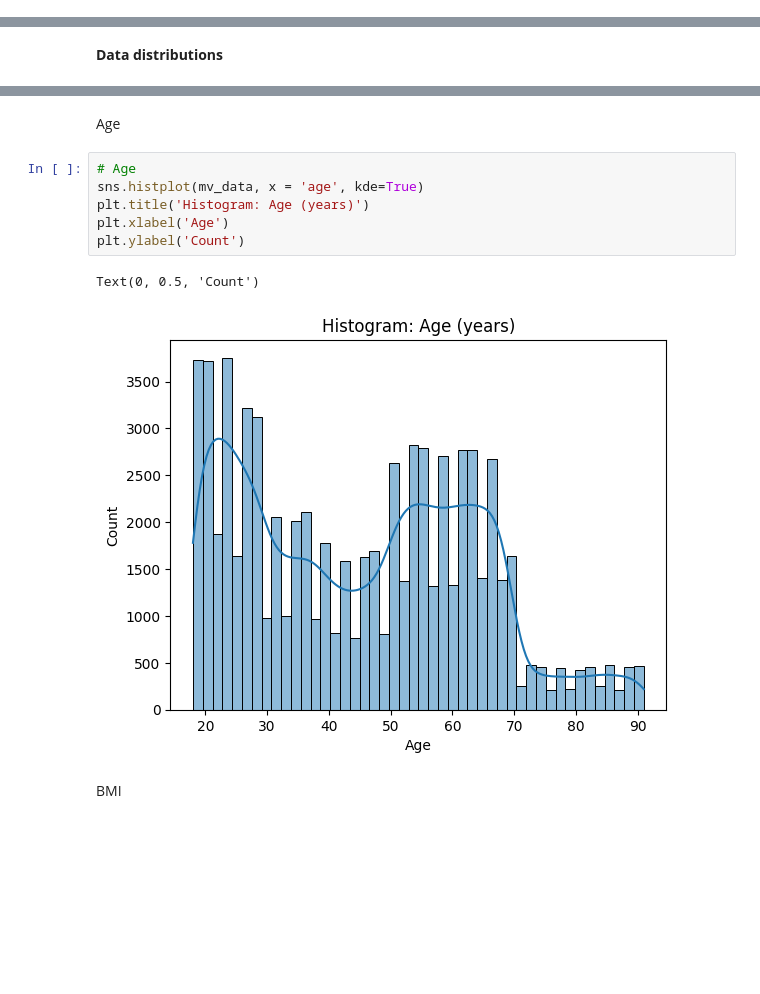
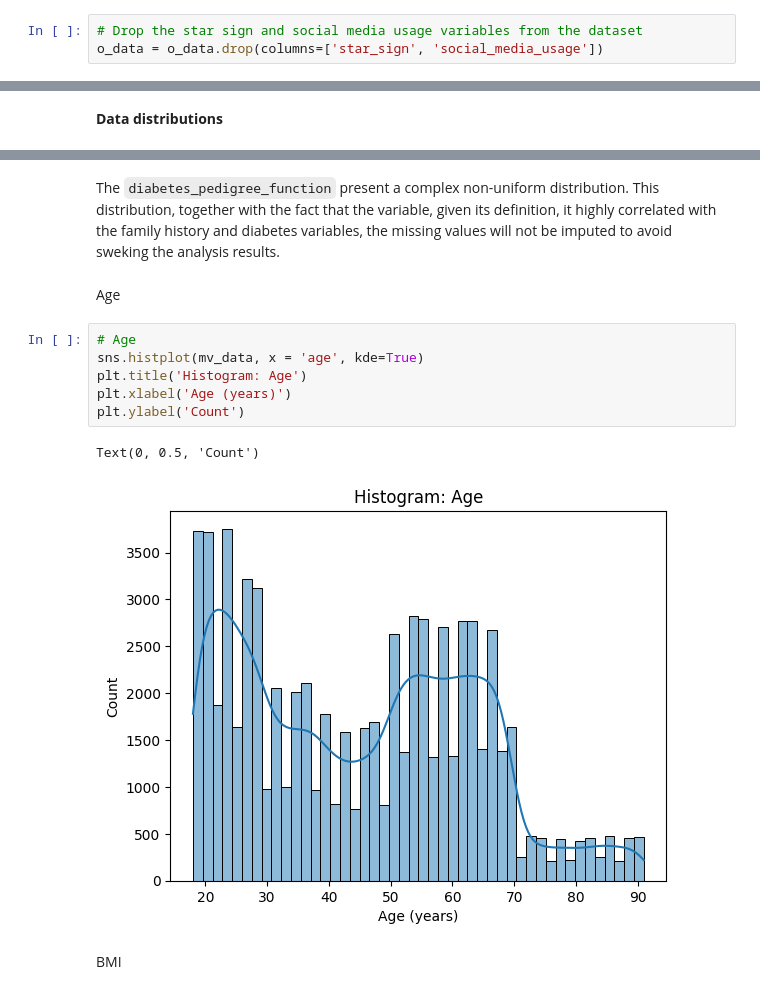
Before and after one commit to isabella-madiedo/Diabetes-Datathon, a Jupyter notebook: Code/data_cleaning.ipynb, the cells around one changed output, grey strips where cells are left out. Cells and saved outputs as stored; diff of their text form; blank space fills up the shorter version.

Commit message:
Update data cleaning for categorical variables

```diff
--- a/Code/data_cleaning.ipynb
+++ b/Code/data_cleaning.ipynb
@@ -260,0 +277,3 @@ The `pregnancies` variable contains approximately 13% of values which can be cat
+# %%
+# Drop the star sign and social media usage variables from the dataset
+o_data = o_data.drop(columns=['star_sign', 'social_media_usage'])
@@ -332,14 +467,16 @@ sns.heatmap(
+# %% [markdown]
+The `diabetes_pedigree_function` present a complex non-uniform distribution. This distribution, together with the fact that the variable, given its definition, it highly correlated with the family history and diabetes variables, the missing values will not be imputed to avoid sweking the analysis results.
 # %% [markdown]
 Age
 # %%
 # Age
 sns.histplot(mv_data, x = 'age', kde=True)
-plt.title('Histogram: Age (years)')
-plt.xlabel('Age')
+plt.title('Histogram: Age')
+plt.xlabel('Age (years)')
 plt.ylabel('Count')
 # %% [output]
 Text(0, 0.5, 'Count')
-[figure, old version]
+[figure, new version]
 # %% [markdown]
 BMI
 # %%
```
Also changed, not shown: parts of 44 cells of this notebook.
